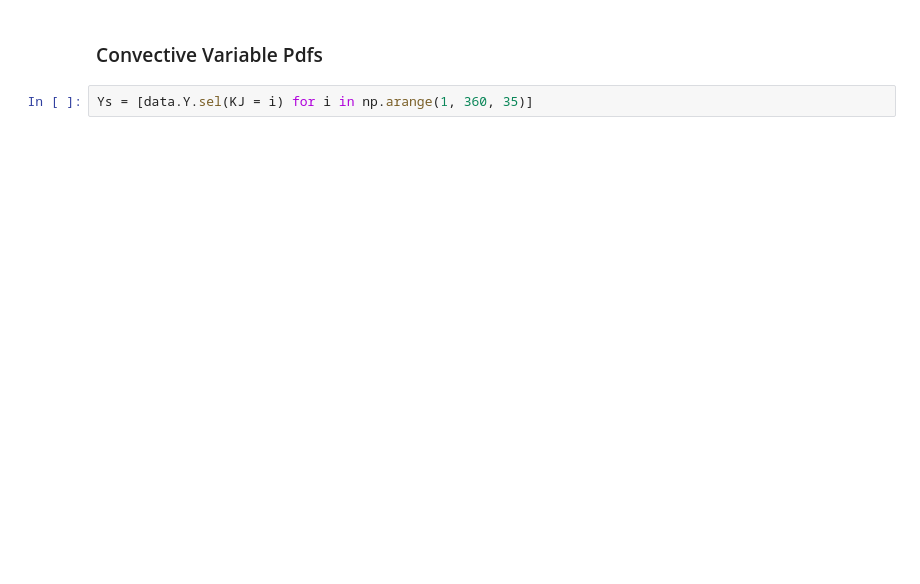
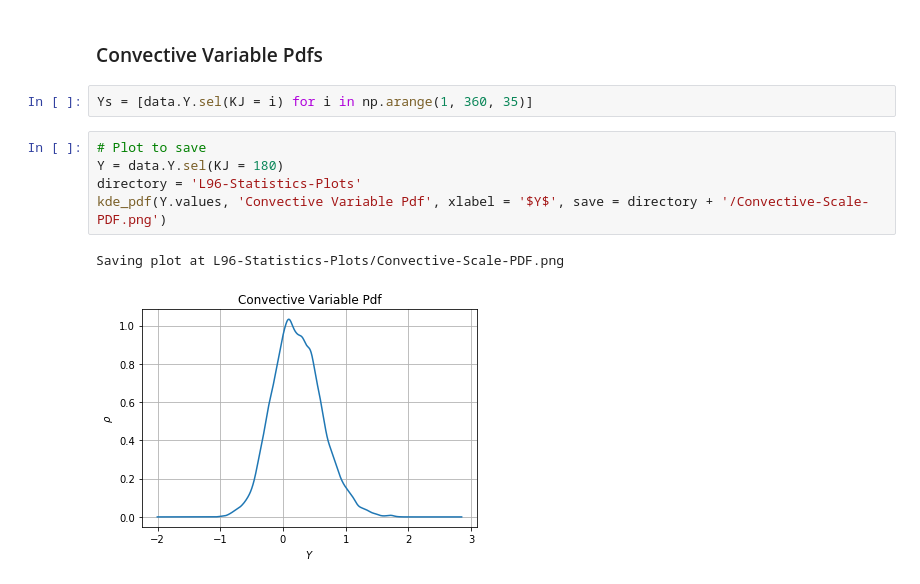
Before and after one commit to CalvinNesbitt/Lorenz-96-Two-Layer, a Jupyter notebook: L96-Carlu-Integrator.ipynb, the cells around one changed output. Saved outputs shown, nothing was run; the diff lists cells and outputs as text; blank space fills up the shorter version.

```diff
--- a/L96-Carlu-Integrator.ipynb
+++ b/L96-Carlu-Integrator.ipynb
@@ -297,6 +308,14 @@ for X in Xs:
 ### Convective Variable Pdfs
 # %%
 Ys = [data.Y.sel(KJ = i) for i in np.arange(1, 360, 35)]
+# %%
+# Plot to save
+Y = data.Y.sel(KJ = 180)
+directory = 'L96-Statistics-Plots'
+kde_pdf(Y.values, 'Convective Variable Pdf', xlabel = '$Y$', save = directory + '/Convective-Scale-PDF.png')
+# %% [output]
+Saving plot at L96-Statistics-Plots/Convective-Scale-PDF.png
+[figure, added]
 # %%
 for Y in Ys:
     index = Y.KJ.item()
```
Also changed, not shown: parts of 14 cells of this notebook, 9 other files.
